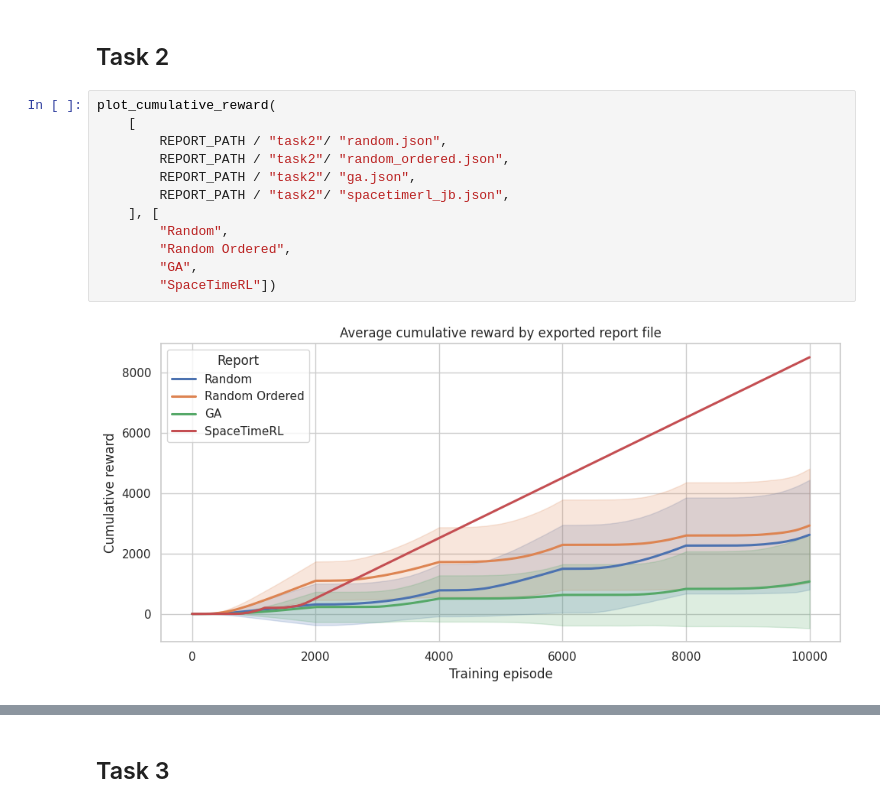
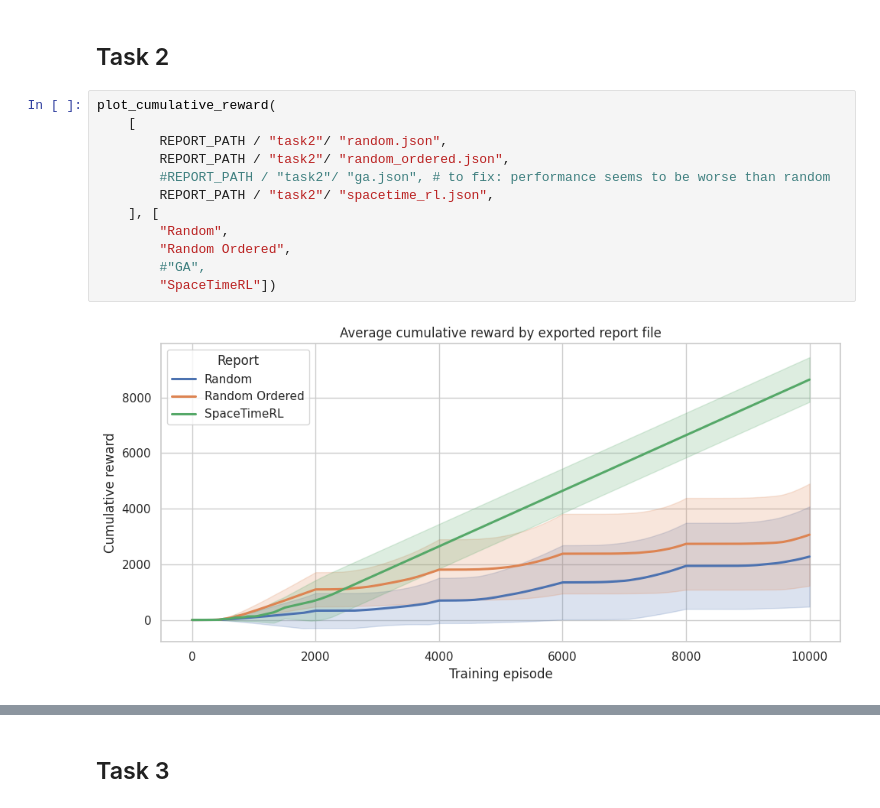
Before and after one commit to jbdoderlein/RLEditor, a Jupyter notebook: training_report_cumulative_reward.ipynb, the cells around one changed output, grey strips where cells are left out. Cells and saved outputs as stored; diff of their text form.

```diff
--- a/training_report_cumulative_reward.ipynb
+++ b/training_report_cumulative_reward.ipynb
@@ -71,14 +113,14 @@ plot_cumulative_reward(
 # %%
 plot_cumulative_reward(
     [
         REPORT_PATH / "task2"/ "random.json",
         REPORT_PATH / "task2"/ "random_ordered.json",
-        REPORT_PATH / "task2"/ "ga.json",
-        REPORT_PATH / "task2"/ "spacetimerl_jb.json",
+        #REPORT_PATH / "task2"/ "ga.json", # to fix: performance seems to be worse than random
+        REPORT_PATH / "task2"/ "spacetime_rl.json",
     ], [
         "Random",
         "Random Ordered",
-        "GA",
+        #"GA",
         "SpaceTimeRL"])
 # %% [output]
-[figure, old version]
+[figure, new version]
```
Also changed, not shown: parts of 8 cells of this notebook, 22 other files.
